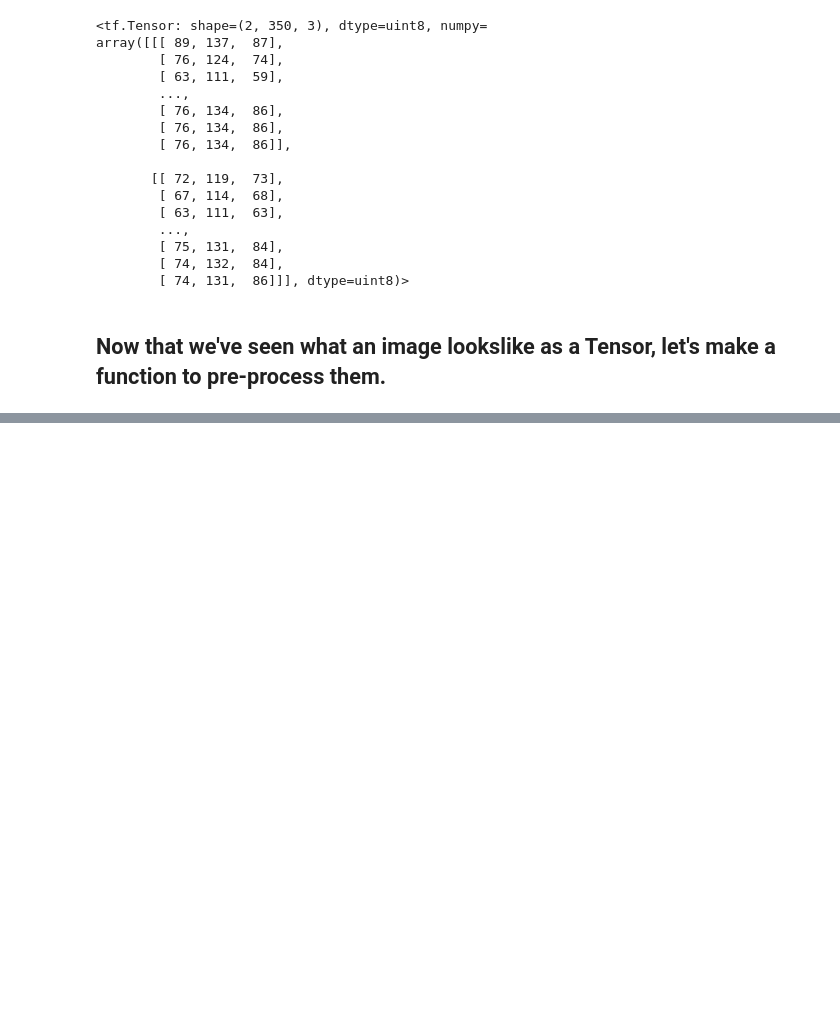
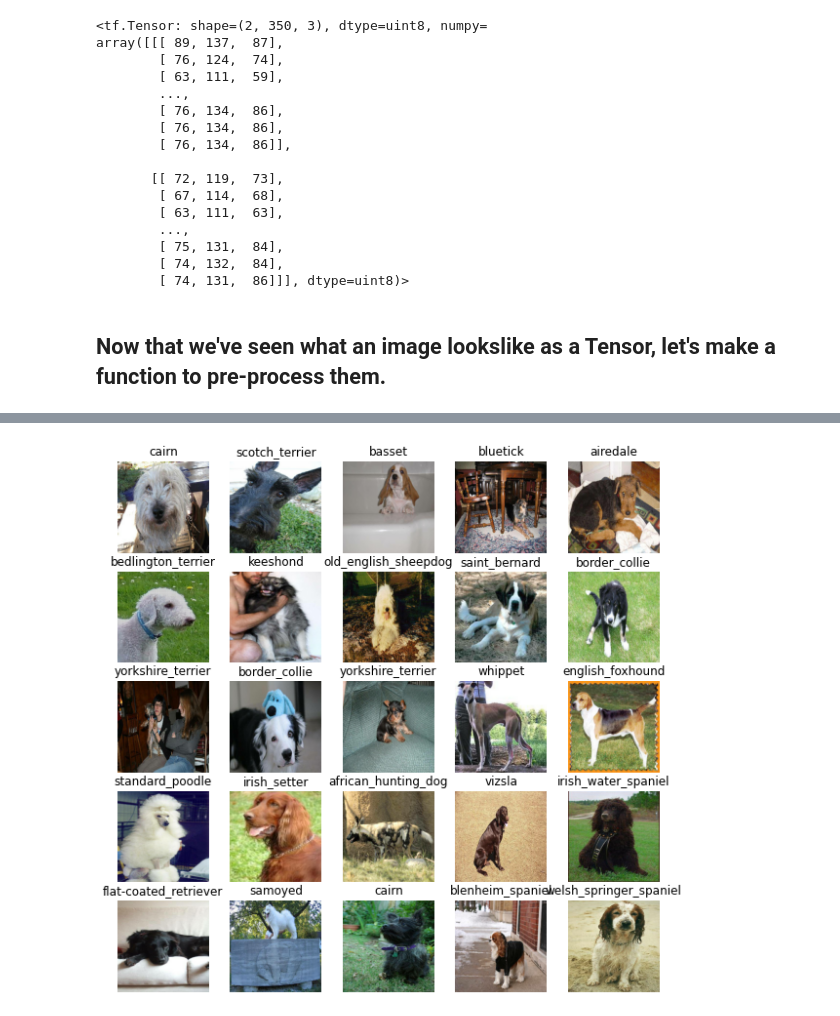
Before and after one commit to christophergaughan/sample-work, a Jupyter notebook: Kaggle_dog_breed_identification.ipynb, the cells around one changed output, grey strips where cells are left out. Saved outputs shown, nothing was run; the diff lists cells and outputs as text; code cells hidden in the pictures; blank space fills up the shorter version.

```diff
--- a/Kaggle_dog_breed_identification.ipynb
+++ b/Kaggle_dog_breed_identification.ipynb
@@ -572,0 +739,6 @@ def process_image(image_path, img_size=IMG_SIZE):
+# %%
+# Visualize validation images from the validation data batch
+val_images, val_labels = next(val_data.as_numpy_iterator())
+show_25_images(val_images, val_labels)
+# %% [output]
+[figure, added]
```
Also changed, not shown: parts of 31 cells of this notebook.
